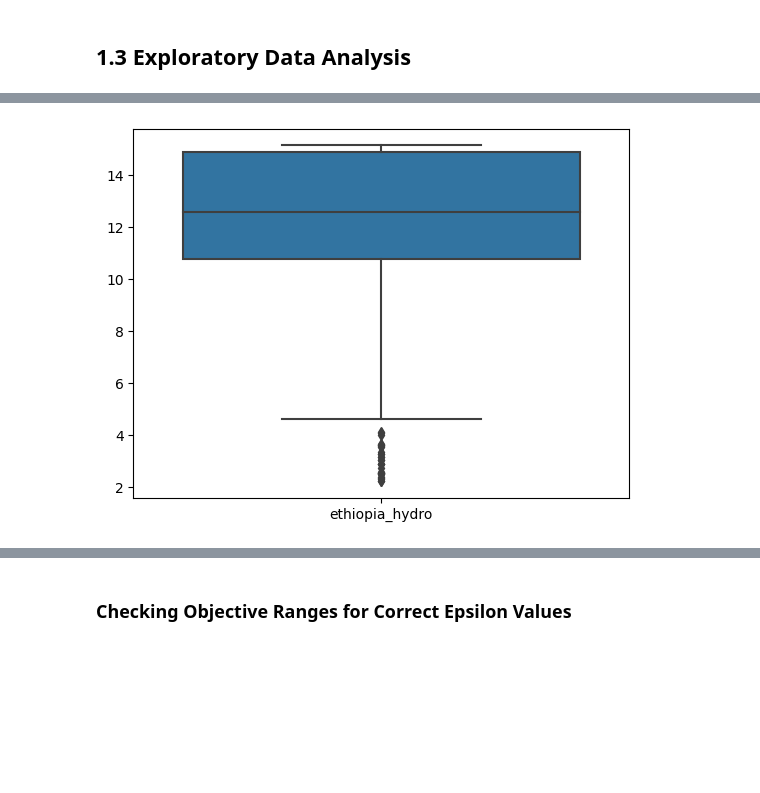
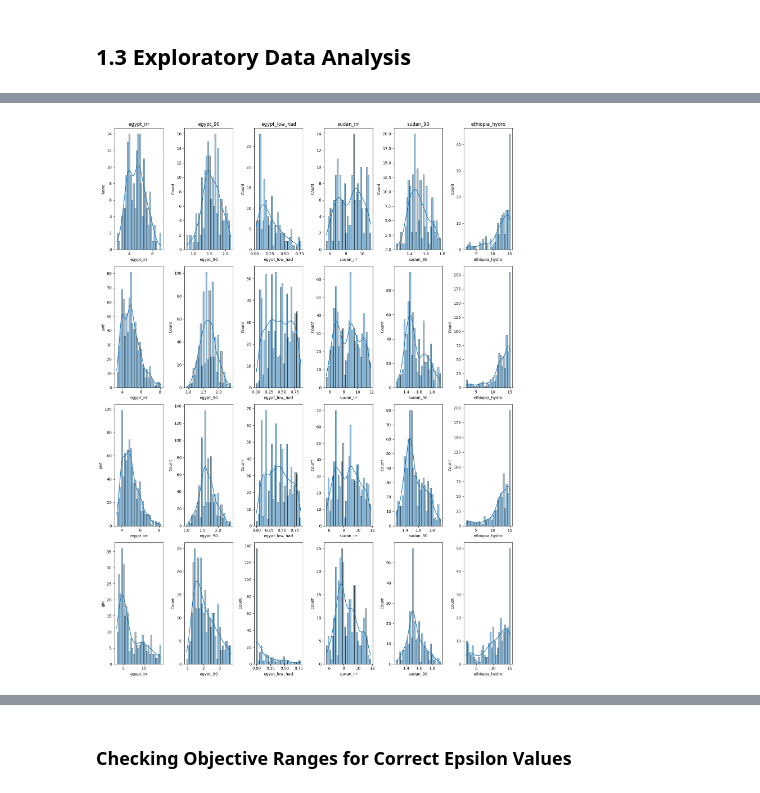
Before and after one commit to MeronZnabei/master-thesis-project, a Jupyter notebook: output_analysis/posteriori.ipynb, the cells around one changed output, grey strips where cells are left out. Saved outputs shown, nothing was run; the diff lists cells and outputs as text; code cells hidden in the pictures; blank space fills up the shorter version.

```diff
--- a/output_analysis/posteriori.ipynb
+++ b/output_analysis/posteriori.ipynb
@@ -68,0 +45,17 @@ df_objectives
+# %%
+policy_results = {}
+objective_results = {}
+
+for key, df in results.items():
+    if key == "None":
+        split_point = -6
+    else:
+        split_point = -7
+
+    policies, objectives = df.iloc[:, :split_point], df.iloc[:, split_point:]
+    policy_results[key] = policies
+    objective_results[key] = objectives
+    # Printing shape information
+    print(f"Principle: {key}")
+    print(f"Shape of policies: {policies.shape}")
+    print(f"Shape of objectives: {objectives.shape}\n")
@@ -93,8 +99,29 @@ plt.show()
-# %%
-# Create the boxplot
-sns.boxplot(data=df_objectives[['ethiopia_hydro']])
-
-# Display the plot
-plt.show()
-# %% [output]
-[figure, removed]
+# %%
+# Determine the number of principles and objectives
+num_principles = len(objective_results.keys())
+first_principle = list(objective_results.keys())[0]
+num_objectives = objective_results[first_principle].shape[1]
+# %%
+# Create subplots
+fig, axes = plt.subplots(num_principles, num_objectives, figsize=(15, 5 * num_principles), sharex=False, sharey=False)
+
+for p_idx, (principle, objectives_df) in enumerate(objective_results.items()):
+    for o_idx in range(num_objectives):
+        ax = axes[p_idx][o_idx] if num_principles > 1 else axes[o_idx]
+
+        # Check if this principle has data for the current objective
+        if o_idx < objectives_df.shape[1]:
+            objective_column = objectives_df.columns[o_idx]
+            sns.histplot(objectives_df[objective_column], ax=ax, kde=True, bins=30)
+            if p_idx == 0:
+                ax.set_title(objective_column)
+        else:
+            ax.axis("off")  # Turn off axes for empty plots
+
+        if o_idx == 0:
+            ax.set_ylabel(principle)
+
+plt.tight_layout()
+plt.show()
+# %% [output]
+[figure, added]
```
Also changed, not shown: parts of 18 cells of this notebook, 1 other file.
